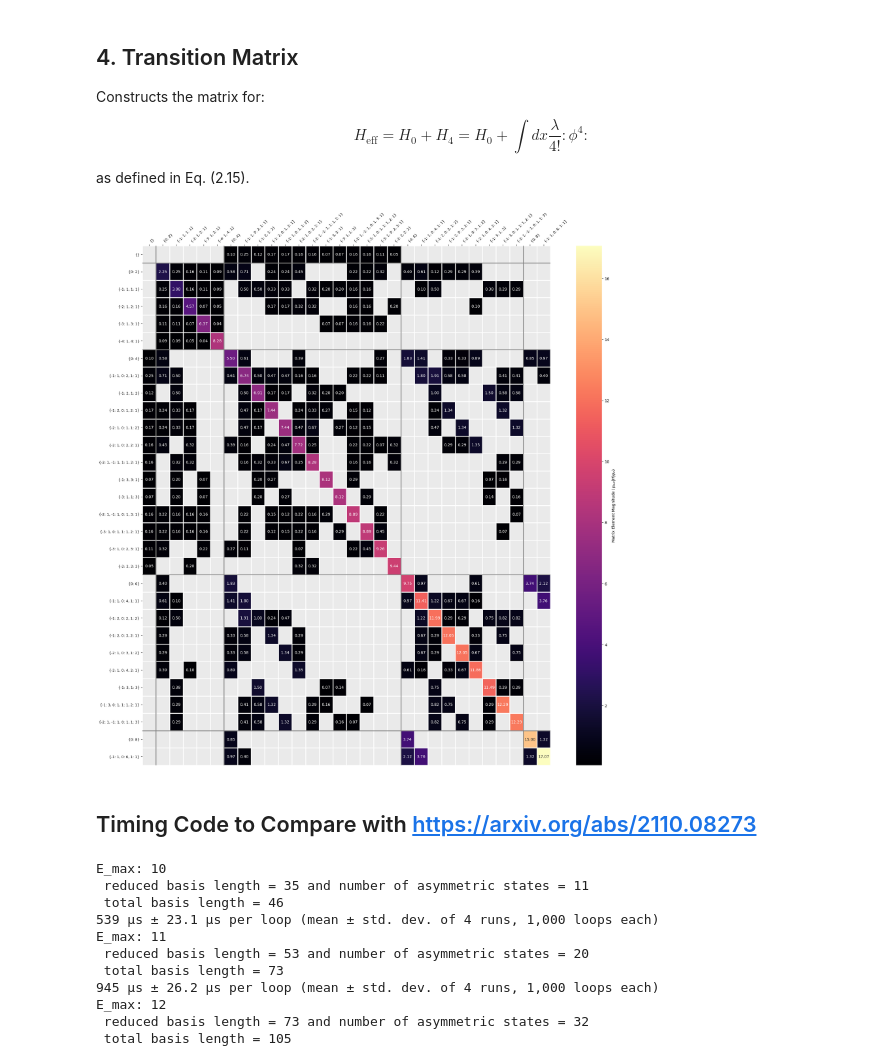
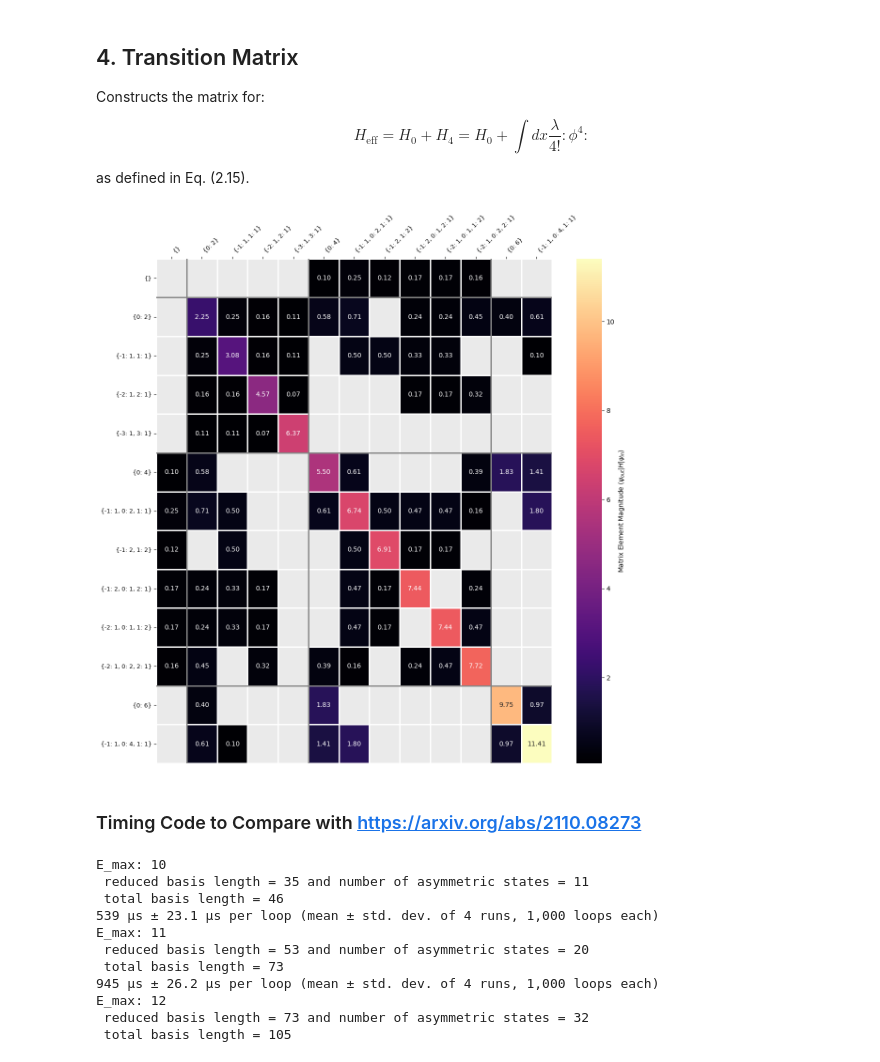
Before and after one commit to miarobin/FasterHT, a Jupyter notebook: phi4_notebook.ipynb, the cells around one changed output. Saved outputs shown, nothing was run; the diff lists cells and outputs as text; code cells hidden in the pictures.

```diff
--- a/phi4_notebook.ipynb
+++ b/phi4_notebook.ipynb
@@ -613,7 +612,7 @@ def transition_matrix_phi4(mQ, r, cphi4, lmaxeff, basis_dict, hashable_basis, it
 # ---------------------------------
 
 # --- Hamiltonian Parameters for Test ---
-lmbda = 4*np.pi; mQ = 1.; r = 1.; e_max=9; lmaxeff = effective_lmax(e_max,e_max,mQ,r)
+lmbda = 4*np.pi; mQ = 1.; r = 1.; e_max=7; lmaxeff = effective_lmax(e_max,e_max,mQ,r)
 # Compute prefactor
 cphi4 = lmbda*(1/(8*math.pi))*(1/r)
 
@@ -669,42 +668,40 @@ boundaries = np.where(np.diff(np.sort(np.sum(state_vecs, axis=1))))[0] # List of
 boundaries[0] = 0 # Fixing the zero entry.
 
 # --- Plotting the Heatmap Matrix ---
-plt.figure(figsize=(20, 20))
+plt.figure(figsize=(12, 12))
 
 zero_mask = (H_sorted == 0.0) # So that we don't have an overcrowded plot.
-#zero_mask = (H_eff_coo.toarray() == 0.0) # So that we don't have an overcrowded plot.
 ax = sns.heatmap(
     H_sorted,
-    #H_eff_coo.toarray(),
     annot=True,
     fmt=".2f",
     cmap="magma",
     linewidths=0.8,
     xticklabels=verbose_labels,
     yticklabels=verbose_labels,
     mask=zero_mask,
     cbar_kws={'label': 'Matrix Element Magnitude $\\langle \\psi_{out} | H | \\psi_{in} \\rangle$'}
 )
 
 
 # Drawing separation dividers between states of differing occupation number.
 for b in boundaries:
     ax.axvline(x=b+1, linewidth=2, color="grey")
     ax.axhline(y=b+1, linewidth=2, color="grey")
 
 
 ax.xaxis.tick_top() # Layout of x-axis.
 ax.xaxis.set_label_position('top')
 ax.set_facecolor('#eaeaea') # Soft gray for zero elements
 plt.xticks(rotation=45, ha='left', fontsize=9)
 plt.yticks(rotation=0, fontsize=9)
 
 plt.tight_layout()
 plt.show()
 # %% [output]
-[figure, old version]
+[figure, new version]
 # %% [markdown]
-## Timing Code to Compare with https://arxiv.org/abs/2110.08273
+### Timing Code to Compare with https://arxiv.org/abs/2110.08273
 # %%
 # ---------------------------------
 # ---- Prepatation and Inputs -----
```
Also changed, not shown: parts of 7 cells of this notebook, 5 other files.
